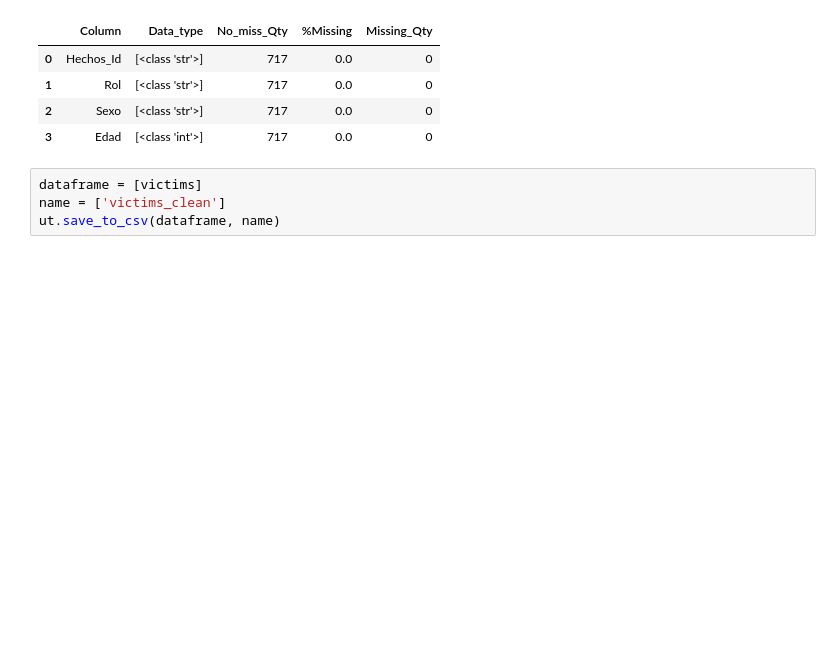
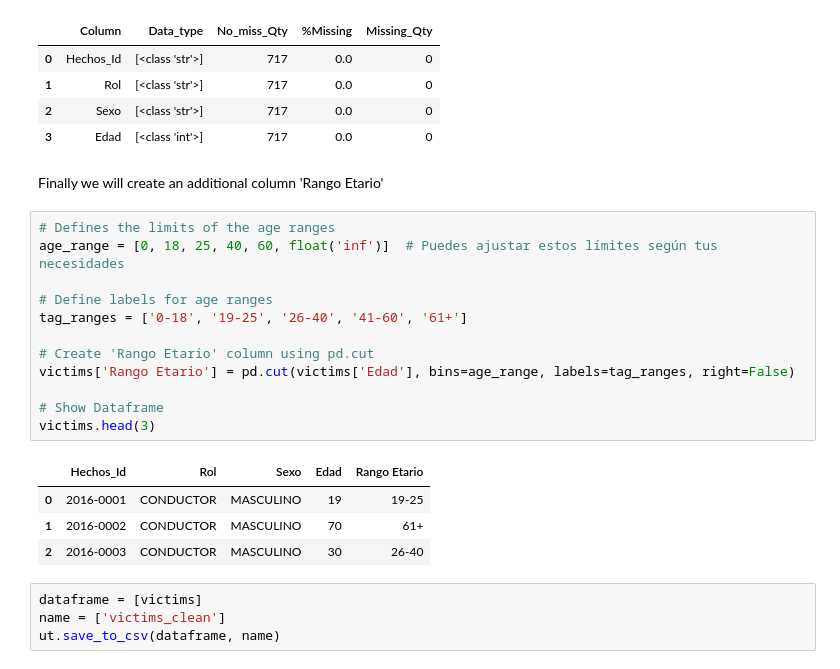
Before and after one commit to leocortes85/Road-accidents-in-the-City-of-Buenos-Aires--CABA, a Jupyter notebook: ETL_Victimas.ipynb, the cells around one changed output. Cells and saved outputs as stored; diff of their text form; blank space fills up the shorter version.

Commit message:
ETL victims done

```diff
--- a/ETL_Victimas.ipynb
+++ b/ETL_Victimas.ipynb
@@ -217,6 +217,25 @@ Total full duplicate rows:  0
 | 1 | Rol | [<class 'str'>] | 717 | 0.0 | 0 |
 | 2 | Sexo | [<class 'str'>] | 717 | 0.0 | 0 |
 | 3 | Edad | [<class 'int'>] | 717 | 0.0 | 0 |
+# %% [markdown]
+Finally we will create an additional column 'Rango Etario'
+# %%
+# Defines the limits of the age ranges
+age_range = [0, 18, 25, 40, 60, float('inf')]  # Puedes ajustar estos límites según tus necesidades
+
+# Define labels for age ranges
+tag_ranges = ['0-18', '19-25', '26-40', '41-60', '61+']
+
+# Create 'Rango Etario' column using pd.cut
+victims['Rango Etario'] = pd.cut(victims['Edad'], bins=age_range, labels=tag_ranges, right=False)
+
+# Show Dataframe
+victims.head(3)
+# %% [output]
+|  | Hechos_Id | Rol | Sexo | Edad | Rango Etario |
+| 0 | 2016-0001 | CONDUCTOR | MASCULINO | 19 | 19-25 |
+| 1 | 2016-0002 | CONDUCTOR | MASCULINO | 70 | 61+ |
+| 2 | 2016-0003 | CONDUCTOR | MASCULINO | 30 | 26-40 |
 # %%
 dataframe = [victims]
 name = ['victims_clean']
```
Also changed, not shown: 1 other file.
